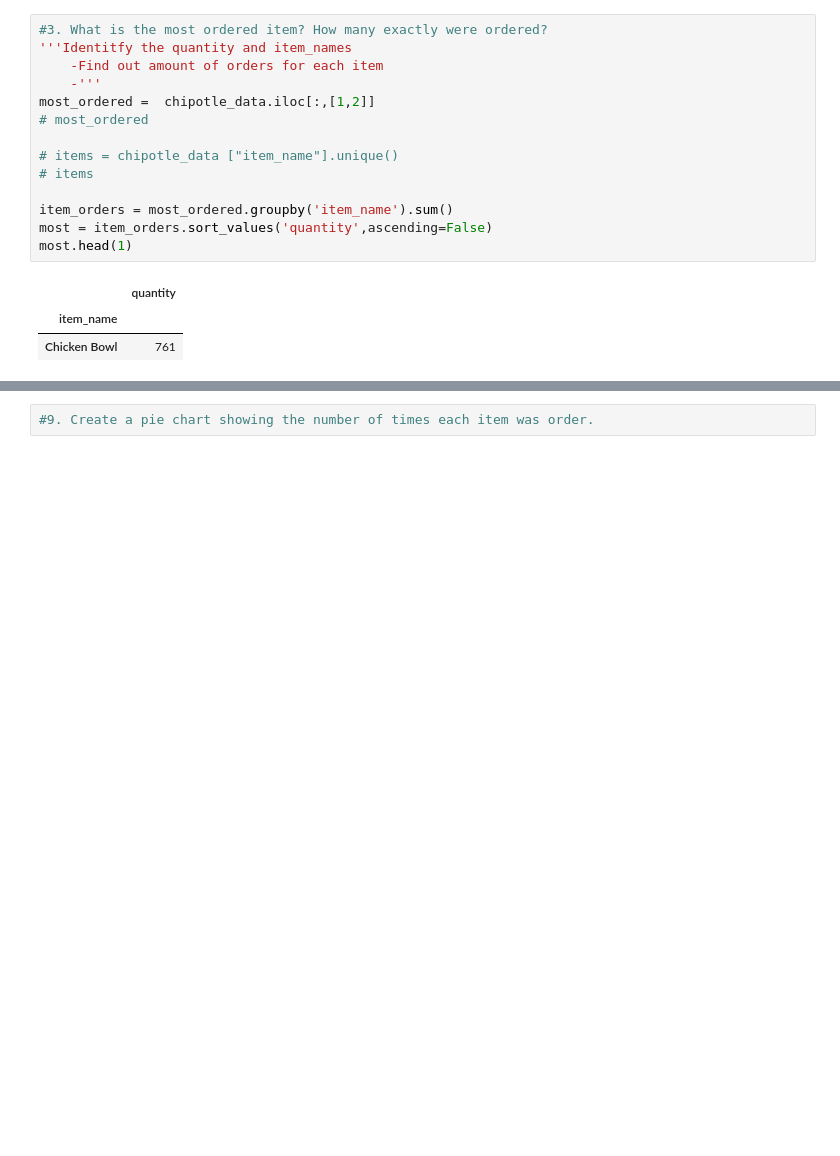
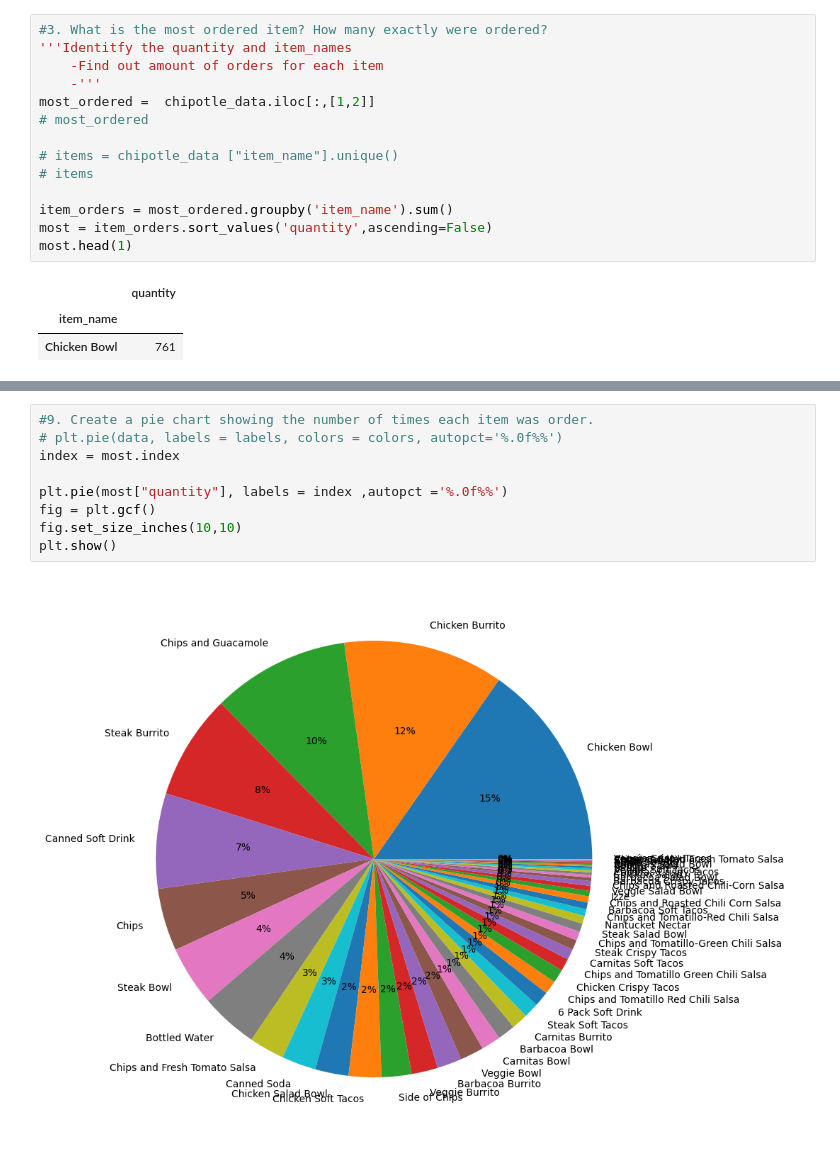
Before and after one commit to GordonZhen/team-data-exploration, a Jupyter notebook: chipotle_data.ipynb, the cells around one changed output, grey strips where cells are left out. Cells and saved outputs as stored; diff of their text form; blank space fills up the shorter version.

Commit message:
final product of group work chipotle data

```diff
--- a/chipotle_data.ipynb
+++ b/chipotle_data.ipynb
@@ -80,4 +131,13 @@ ValueError: could not convert string to float: '2.39 3.39 3.39 2.39 16.98 10.98
 # %%
 #9. Create a pie chart showing the number of times each item was order.
+# plt.pie(data, labels = labels, colors = colors, autopct='%.0f%%')
+index = most.index
+
+plt.pie(most["quantity"], labels = index ,autopct ='%.0f%%')
+fig = plt.gcf()
+fig.set_size_inches(10,10)
+plt.show()
+# %% [output]
+[figure, added]
 # %%
 #10. Create a scatter plot showing how many items were order based on the price of the item.
```
Also changed, not shown: parts of 8 cells of this notebook.
